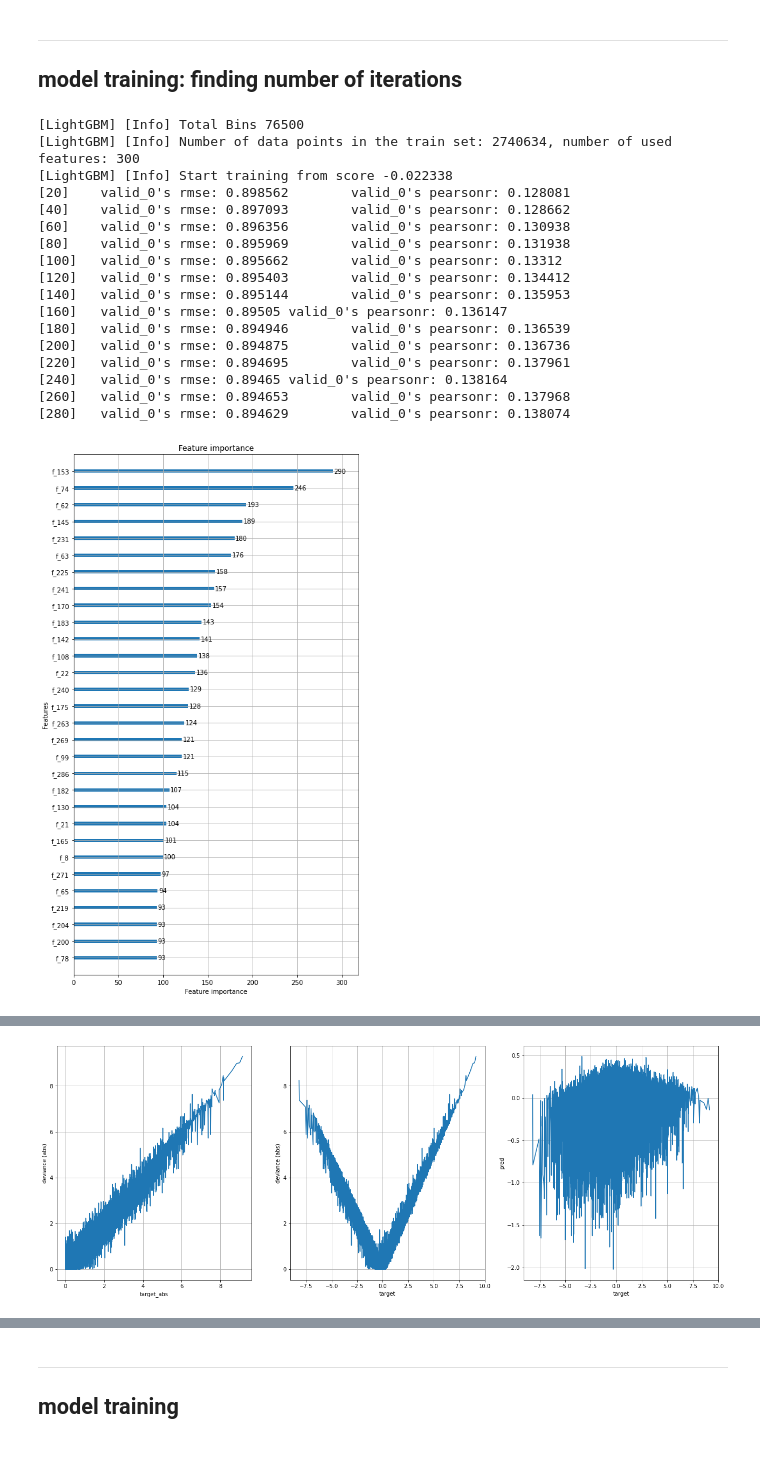
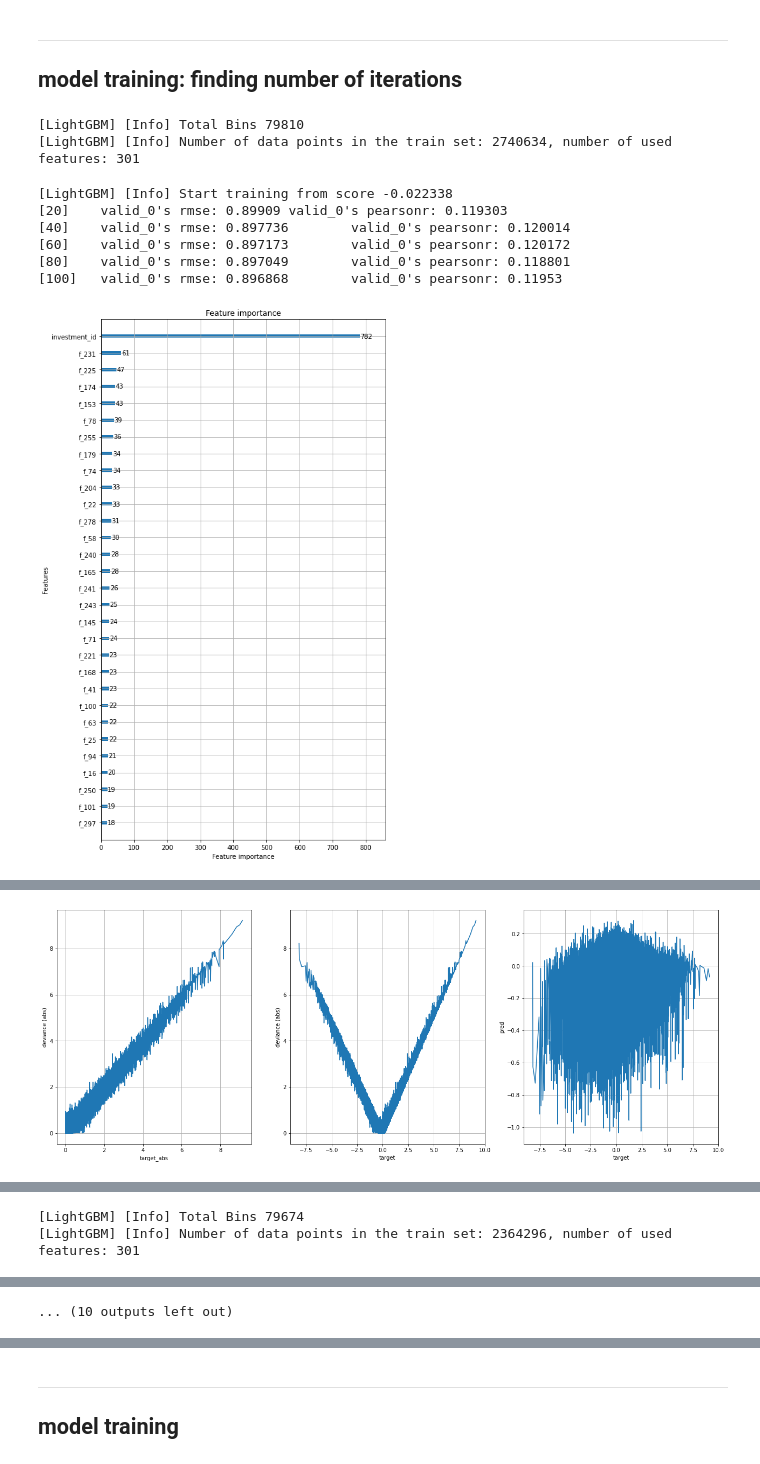
Before and after one commit to mavillan/ubiquant-market-prediction, a Jupyter notebook: train/outputs/ump-train-lgbm-gbrt.ipynb, the cells around one changed output, grey strips where cells are left out. Cells and saved outputs as stored; diff of their text form; code cells hidden in the pictures.

Commit message:
Update with lgbm-gbrt + categorical feature

```diff
--- a/train/outputs/ump-train-lgbm-gbrt.ipynb
+++ b/train/outputs/ump-train-lgbm-gbrt.ipynb
@@ -28,7 +30,7 @@ data_path: ../ump-dataset
 ***
 ## loading data
 # %%
-features = [f"f_{i}" for i in range(300)]
+features = ["investment_id"] + [f"f_{i}" for i in range(300)]
 
 features = pd.read_parquet(f"{data_path}/train.parquet", columns=features)
 display(features)
@@ -162,11 +164,13 @@ if pretrain:
         train_dset = lgb.Dataset(
             data=features.loc[train_idx,:],
             label=target.loc[train_idx,"target"].values,
+            categorical_feature=["investment_id"],
             free_raw_data=True
         )
         valid_dset = lgb.Dataset(
             data=features.loc[valid_idx,:],
             label=target.loc[valid_idx,"target"].values,
+            categorical_feature=["investment_id"],
             free_raw_data=True
         )
         es_callback = lgb.early_stopping(stopping_rounds=50, first_metric_only=False, verbose=False)
@@ -253,48 +257,39 @@ if pretrain:
         plt.show()
 
         ## correlation vs target value
         oof["target_pct"] = ((100-1e-10)*oof.target.rank(pct=True)).astype(int)
         #oof["target_pct"] = 5*(oof.target_pct/5).astype(int)
 
         bucket_corr = (
             oof
             .groupby("target_pct")
             .apply(lambda x: stats.pearsonr(x.target, x.pred)[0])
             .reset_index()
             .rename({0:"corr"}, axis=1)
         )
 
         plt.figure(figsize=(12,5))
         plt.plot(bucket_corr["target_pct"], bucket_corr["corr"])
         plt.xlabel("target_quantile")
         plt.ylabel("correlation")
         plt.grid()
         plt.show()
 
     n_iterations = int(np.mean([m.best_iteration for m in models]))
 
 else:
     # best value previously found
     n_iterations = 550
 
 
 print("n_iterations:", n_iterations)
 # %% [output]
-[LightGBM] [Info] Total Bins 76500
-[LightGBM] [Info] Number of data points in the train set: 2740634, number of used features: 300
-[LightGBM] [Info] Start training from score -0.022338
-[20]    valid_0's rmse: 0.898562        valid_0's pearsonr: 0.128081
-[40]    valid_0's rmse: 0.897093        valid_0's pearsonr: 0.128662
-[60]    valid_0's rmse: 0.896356        valid_0's pearsonr: 0.130938
-[80]    valid_0's rmse: 0.895969        valid_0's pearsonr: 0.131938
-[100]   valid_0's rmse: 0.895662        valid_0's pearsonr: 0.13312
-[120]   valid_0's rmse: 0.895403        valid_0's pearsonr: 0.134412
-[140]   valid_0's rmse: 0.895144        valid_0's pearsonr: 0.135953
-[160]   valid_0's rmse: 0.89505 valid_0's pearsonr: 0.136147
-[180]   valid_0's rmse: 0.894946        valid_0's pearsonr: 0.136539
-[200]   valid_0's rmse: 0.894875        valid_0's pearsonr: 0.136736
-[220]   valid_0's rmse: 0.894695        valid_0's pearsonr: 0.137961
-[240]   valid_0's rmse: 0.89465 valid_0's pearsonr: 0.138164
-[260]   valid_0's rmse: 0.894653        valid_0's pearsonr: 0.137968
-[280]   valid_0's rmse: 0.894629        valid_0's pearsonr: 0.138074
+[LightGBM] [Info] Total Bins 79810
+[LightGBM] [Info] Number of data points in the train set: 2740634, number of used features: 301
+[LightGBM] [Info] Start training from score -0.022338
+[20]    valid_0's rmse: 0.89909 valid_0's pearsonr: 0.119303
+[40]    valid_0's rmse: 0.897736        valid_0's pearsonr: 0.120014
+[60]    valid_0's rmse: 0.897173        valid_0's pearsonr: 0.120172
+[80]    valid_0's rmse: 0.897049        valid_0's pearsonr: 0.118801
+[100]   valid_0's rmse: 0.896868        valid_0's pearsonr: 0.11953
-[figure, old version]
+[figure, new version]
@@ -303 +298 @@ print("n_iterations:", n_iterations)
-[figure, old version]
+[figure, new version]
@@ -321,0 +300,2 @@ print("n_iterations:", n_iterations)
+[LightGBM] [Info] Total Bins 79674
+[LightGBM] [Info] Number of data points in the train set: 2364296, number of used features: 301
@@ -328,3 +323,4 @@ print("n_iterations:", n_iterations)
+... (10 outputs left out)
 # %%
 metrics
 # %% [output]
```
Also changed, not shown: parts of 9 cells of this notebook, 1 other file.
